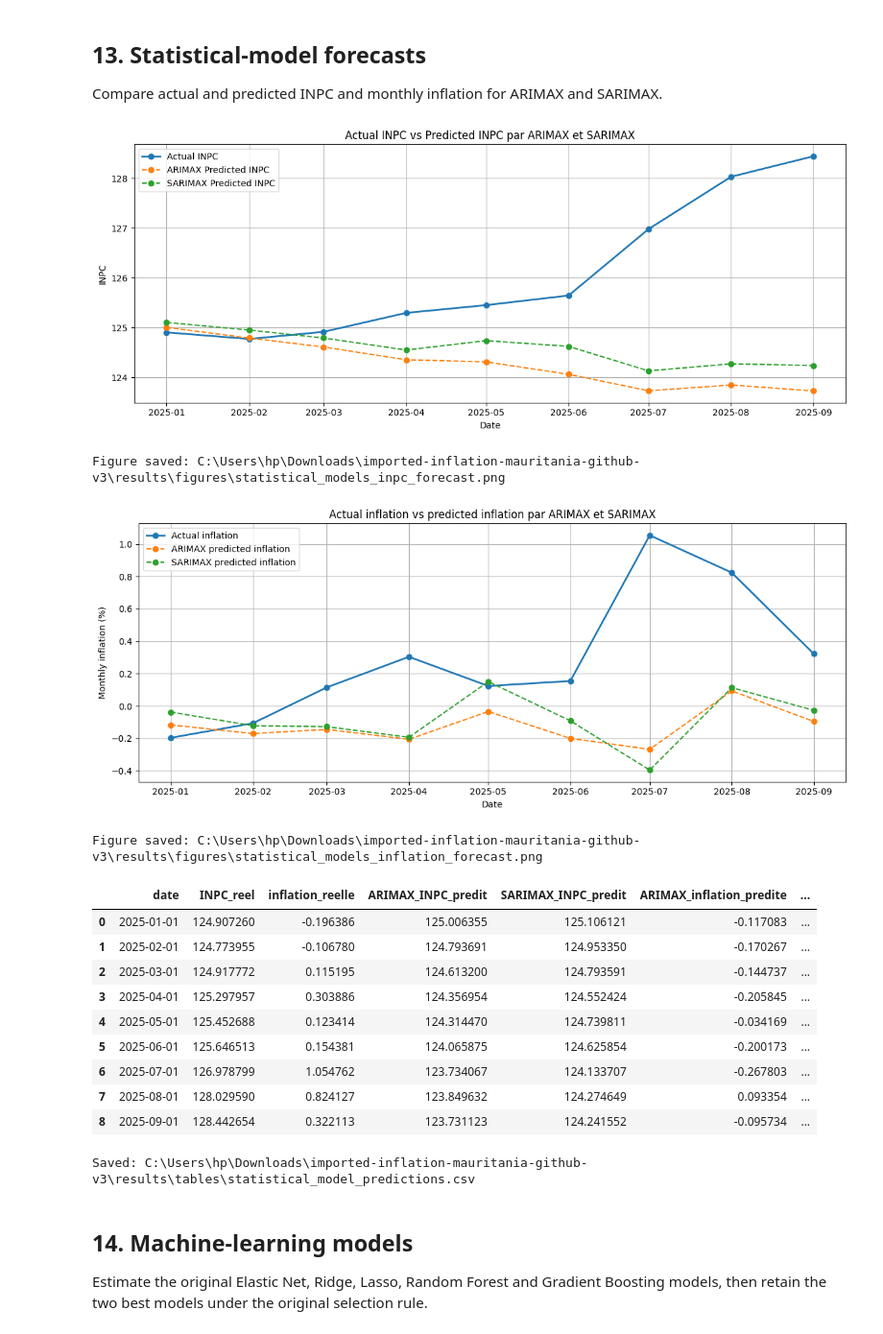
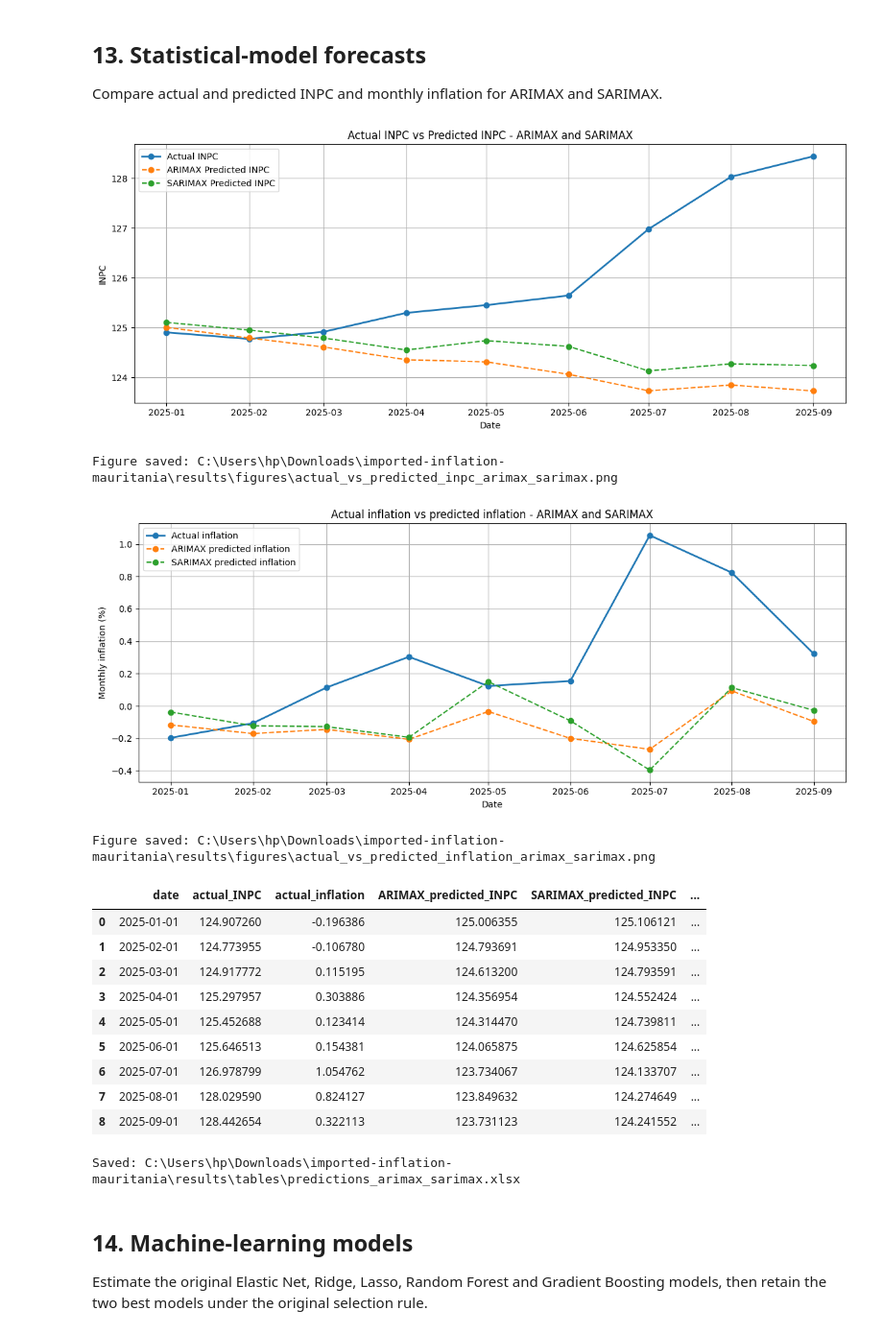
Before and after one commit to Mohamedval2003/imported-inflation-mauritania, a Jupyter notebook: notebooks/imported_inflation_analysis.ipynb, the cells around one changed output. Shown at 96% size. Saved outputs shown, nothing was run; the diff lists cells and outputs as text; code cells hidden in the pictures.

Commit message:
Translate notebook content into English
Replaced the previous notebook with the fully English version without changing the methodology or results.

```diff
--- a/notebooks/imported_inflation_analysis.ipynb
+++ b/notebooks/imported_inflation_analysis.ipynb
@@ -1090,67 +1089,67 @@ Compare actual and predicted INPC and monthly inflation for ARIMAX and SARIMAX.
 # %%
 # %% Cell 12
 # ============================================================
-# 12. Graphiques ARIMAX / SARIMAX
+# 12. ARIMAX / SARIMAX charts
 # ============================================================
 
-pred_arimax = predictions_stats.get("ARIMAX_IVU_TAUX")
-pred_sarimax = predictions_stats.get("SARIMAX_IVU_TAUX")
+pred_arimax = statistical_predictions.get("ARIMAX_UVI_EXCHANGE")
+pred_sarimax = statistical_predictions.get("SARIMAX_UVI_EXCHANGE")
 
 if pred_arimax is None or pred_sarimax is None:
-    print("Attention : ARIMAX ou SARIMAX n'a pas été estimé. Les graphiques comparatifs ne peuvent pas être complets.")
+    print("Warning: ARIMAX or SARIMAX was not estimated. The comparison charts cannot be completed.")
 else:
-    # Graphique 1 : Actual INPC vs ARIMAX vs SARIMAX
+    # Chart 1: Actual INPC vs ARIMAX vs SARIMAX
     plt.figure(figsize=(12, 5))
-    plt.plot(pred_arimax["date"], pred_arimax["INPC_reel"], marker="o", linewidth=2, label="Actual INPC")
-    plt.plot(pred_arimax["date"], pred_arimax["INPC_predit"], marker="o", linestyle="--", label="ARIMAX Predicted INPC")
-    plt.plot(pred_sarimax["date"], pred_sarimax["INPC_predit"], marker="o", linestyle="--", label="SARIMAX Predicted INPC")
-    plt.title("Actual INPC vs Predicted INPC par ARIMAX et SARIMAX")
+    plt.plot(pred_arimax["date"], pred_arimax["actual_INPC"], marker="o", linewidth=2, label="Actual INPC")
+    plt.plot(pred_arimax["date"], pred_arimax["predicted_INPC"], marker="o", linestyle="--", label="ARIMAX Predicted INPC")
+    plt.plot(pred_sarimax["date"], pred_sarimax["predicted_INPC"], marker="o", linestyle="--", label="SARIMAX Predicted INPC")
+    plt.title("Actual INPC vs Predicted INPC - ARIMAX and SARIMAX")
     plt.xlabel("Date")
     plt.ylabel("INPC")
     plt.legend()
     plt.tight_layout()
-    chemin = FIGURES_DIR / "statistical_models_inpc_forecast.png"
-    plt.savefig(chemin, dpi=300, bbox_inches="tight")
+    output_path = FIGURES_DIR / "actual_vs_predicted_inpc_arimax_sarimax.png"
+    plt.savefig(output_path, dpi=300, bbox_inches="tight")
     plt.show()
-    print("Figure saved:", chemin)
+    print("Figure saved:", output_path)
 
-    # Graphique 2 : Actual inflation vs ARIMAX vs SARIMAX
+    # Chart 2: Actual inflation vs ARIMAX vs SARIMAX
     plt.figure(figsize=(12, 5))
-    plt.plot(pred_arimax["date"], pred_arimax["inflation_reelle"], marker="o", linewidth=2, label="Actual inflation")
-    plt.plot(pred_arimax["date"], pred_arimax["inflation_predite"], marker="o", linestyle="--", label="ARIMAX predicted inflation")
-    plt.plot(pred_sarimax["date"], pred_sarimax["inflation_predite"], marker="o", linestyle="--", label="SARIMAX predicted inflation")
-    plt.title("Actual inflation vs predicted inflation par ARIMAX et SARIMAX")
+    plt.plot(pred_arimax["date"], pred_arimax["actual_inflation"], marker="o", linewidth=2, label="Actual inflation")
+    plt.plot(pred_arimax["date"], pred_arimax["predicted_inflation"], marker="o", linestyle="--", label="ARIMAX predicted inflation")
+    plt.plot(pred_sarimax["date"], pred_sarimax["predicted_inflation"], marker="o", linestyle="--", label="SARIMAX predicted inflation")
+    plt.title("Actual inflation vs predicted inflation - ARIMAX and SARIMAX")
     plt.xlabel("Date")
     plt.ylabel("Monthly inflation (%)")
     plt.legend()
     plt.tight_layout()
-    chemin = FIGURES_DIR / "statistical_models_inflation_forecast.png"
-    plt.savefig(chemin, dpi=300, bbox_inches="tight")
+    output_path = FIGURES_DIR / "actual_vs_predicted_inflation_arimax_sarimax.png"
+    plt.savefig(output_path, dpi=300, bbox_inches="tight")
     plt.show()
-    print("Figure saved:", chemin)
+    print("Figure saved:", output_path)
 
-    predictions_stats_compare = pred_arimax[["date", "INPC_reel", "inflation_reelle"]].copy()
-    predictions_stats_compare["ARIMAX_INPC_predit"] = pred_arimax["INPC_predit"].values
-    predictions_stats_compare["SARIMAX_INPC_predit"] = pred_sarimax["INPC_predit"].values
-    predictions_stats_compare["ARIMAX_inflation_predite"] = pred_arimax["inflation_predite"].values
-    predictions_stats_compare["SARIMAX_inflation_predite"] = pred_sarimax["inflation_predite"].values
-    afficher_et_sauver(predictions_stats_compare, "statistical_model_predictions")
+    statistical_predictions_comparison = pred_arimax[["date", "actual_INPC", "actual_inflation"]].copy()
+    statistical_predictions_comparison["ARIMAX_predicted_INPC"] = pred_arimax["predicted_INPC"].values
+    statistical_predictions_comparison["SARIMAX_predicted_INPC"] = pred_sarimax["predicted_INPC"].values
+    statistical_predictions_comparison["ARIMAX_predicted_inflation"] = pred_arimax["predicted_inflation"].values
+    statistical_predictions_comparison["SARIMAX_predicted_inflation"] = pred_sarimax["predicted_inflation"].values
+    display_and_save(statistical_predictions_comparison, "predictions_arimax_sarimax")
 # %% [output]
 [figure]
-Figure saved: C:\Users\hp\Downloads\imported-inflation-mauritania-github-v3\results\figures\statistical_models_inpc_forecast.png
+Figure saved: C:\Users\hp\Downloads\imported-inflation-mauritania\results\figures\actual_vs_predicted_inpc_arimax_sarimax.png
 [figure]
-Figure saved: C:\Users\hp\Downloads\imported-inflation-mauritania-github-v3\results\figures\statistical_models_inflation_forecast.png
+Figure saved: C:\Users\hp\Downloads\imported-inflation-mauritania\results\figures\actual_vs_predicted_inflation_arimax_sarimax.png
-|  | date | INPC_reel | inflation_reelle | ARIMAX_INPC_predit | SARIMAX_INPC_predit | ARIMAX_inflation_predite | ... |
-| 0 | 2025-01-01 | 124.907260 | -0.196386 | 125.006355 | 125.106121 | -0.117083 | ... |
-| 1 | 2025-02-01 | 124.773955 | -0.106780 | 124.793691 | 124.953350 | -0.170267 | ... |
-| 2 | 2025-03-01 | 124.917772 | 0.115195 | 124.613200 | 124.793591 | -0.144737 | ... |
-| 3 | 2025-04-01 | 125.297957 | 0.303886 | 124.356954 | 124.552424 | -0.205845 | ... |
-| 4 | 2025-05-01 | 125.452688 | 0.123414 | 124.314470 | 124.739811 | -0.034169 | ... |
-| 5 | 2025-06-01 | 125.646513 | 0.154381 | 124.065875 | 124.625854 | -0.200173 | ... |
-| 6 | 2025-07-01 | 126.978799 | 1.054762 | 123.734067 | 124.133707 | -0.267803 | ... |
-| 7 | 2025-08-01 | 128.029590 | 0.824127 | 123.849632 | 124.274649 | 0.093354 | ... |
-| 8 | 2025-09-01 | 128.442654 | 0.322113 | 123.731123 | 124.241552 | -0.095734 | ... |
+|  | date | actual_INPC | actual_inflation | ARIMAX_predicted_INPC | SARIMAX_predicted_INPC | ... |
+| 0 | 2025-01-01 | 124.907260 | -0.196386 | 125.006355 | 125.106121 | ... |
+| 1 | 2025-02-01 | 124.773955 | -0.106780 | 124.793691 | 124.953350 | ... |
+| 2 | 2025-03-01 | 124.917772 | 0.115195 | 124.613200 | 124.793591 | ... |
+| 3 | 2025-04-01 | 125.297957 | 0.303886 | 124.356954 | 124.552424 | ... |
+| 4 | 2025-05-01 | 125.452688 | 0.123414 | 124.314470 | 124.739811 | ... |
+| 5 | 2025-06-01 | 125.646513 | 0.154381 | 124.065875 | 124.625854 | ... |
+| 6 | 2025-07-01 | 126.978799 | 1.054762 | 123.734067 | 124.133707 | ... |
+| 7 | 2025-08-01 | 128.029590 | 0.824127 | 123.849632 | 124.274649 | ... |
+| 8 | 2025-09-01 | 128.442654 | 0.322113 | 123.731123 | 124.241552 | ... |
-Saved: C:\Users\hp\Downloads\imported-inflation-mauritania-github-v3\results\tables\statistical_model_predictions.csv
+Saved: C:\Users\hp\Downloads\imported-inflation-mauritania\results\tables\predictions_arimax_sarimax.xlsx
 # %% [markdown]
 ## 14. Machine-learning models
 
```
Also changed, not shown: parts of 17 cells of this notebook, 4 other files.
